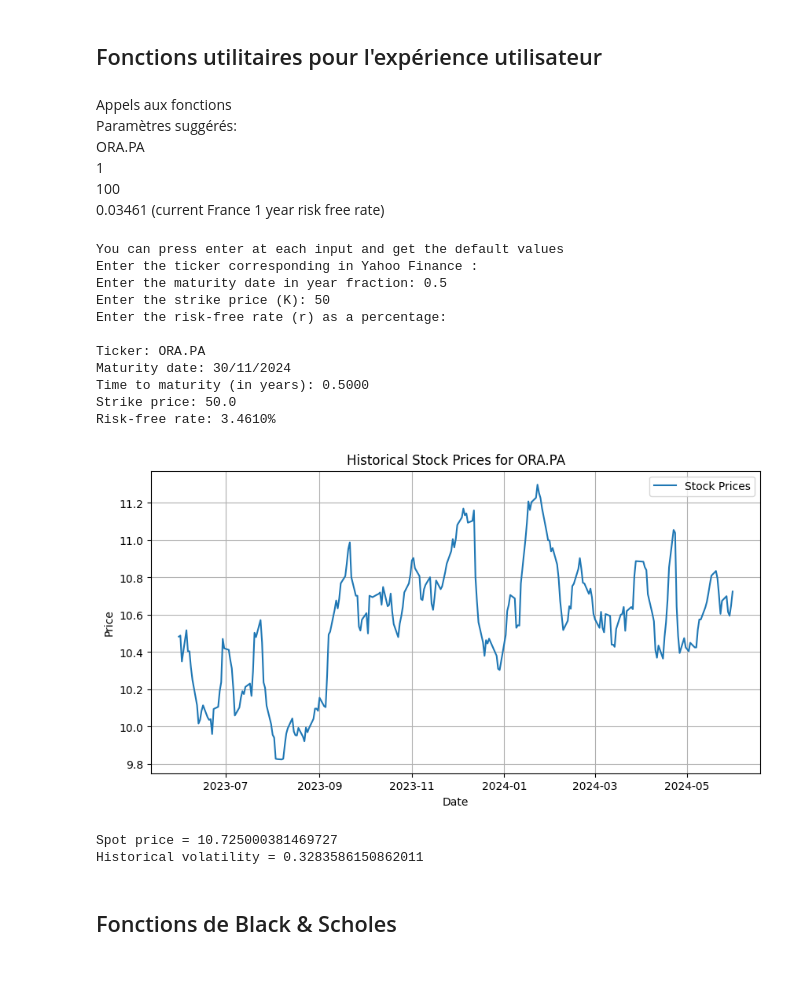
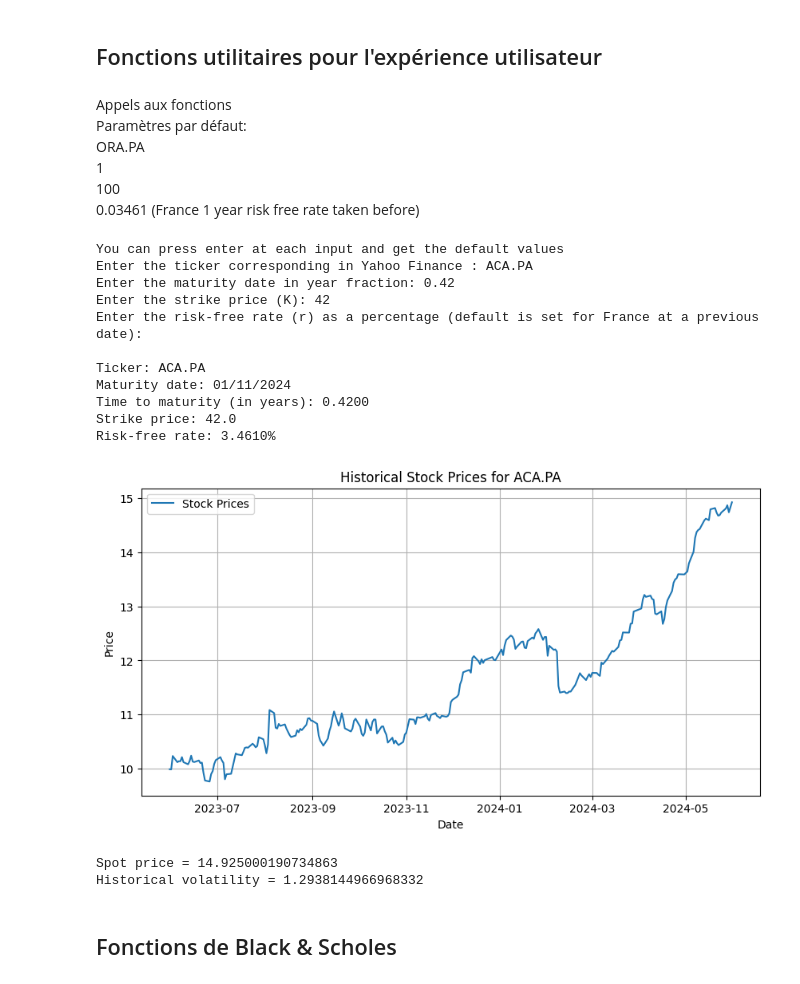
Before and after one commit to Gadoli/heston_model, a Jupyter notebook: Rendu_Projet_IAN.ipynb, the cells around one changed output. Saved outputs shown, nothing was run; the diff lists cells and outputs as text; code cells hidden in the pictures.

```diff
--- a/Rendu_Projet_IAN.ipynb
+++ b/Rendu_Projet_IAN.ipynb
@@ -59,7 +59,7 @@ def get_user_input(write_date = False):
         time_to_maturity = float(input("Enter the maturity date in year fraction: ") or "1")
         maturity_input = calculate_maturity_date(time_to_maturity)
     strike_input = float(input("Enter the strike price (K): ") or "100")
-    risk_free_rate_input = float(input("Enter the risk-free rate (r) as a percentage: ") or "3.461") / 100
+    risk_free_rate_input = float(input("Enter the risk-free rate (r) as a percentage (default is set for France at a previous date): ") or "3.461") / 100
 
 
 
@@ -72,39 +72,39 @@ def get_user_input(write_date = False):
     return ticker_input, time_to_maturity, strike_input, risk_free_rate_input
 # %% [markdown]
 Appels aux fonctions
-Paramètres suggérés:
+Paramètres par défaut:
 ORA.PA
 1
 100
-0.03461 (current France 1 year risk free rate)
+0.03461 (France 1 year risk free rate taken before)
 # %%
 ticker, T, K, r = get_user_input()
 
 prices = fetch_data(ticker)
 
 
 print("\n\n")
-S = prices[-1]
+S = prices.iloc[-1]
 print(f"Spot price = {S}")
 
 sigma = np.std(prices)
 print(f"Historical volatility = {sigma}")
 print("\n\n")
 # %% [output]
 You can press enter at each input and get the default values
-Enter the ticker corresponding in Yahoo Finance :
-Enter the maturity date in year fraction: 0.5
-Enter the strike price (K): 50
-Enter the risk-free rate (r) as a percentage:
+Enter the ticker corresponding in Yahoo Finance : ACA.PA
+Enter the maturity date in year fraction: 0.42
+Enter the strike price (K): 42
+Enter the risk-free rate (r) as a percentage (default is set for France at a previous date):
 
-Ticker: ORA.PA
-Maturity date: 30/11/2024
-Time to maturity (in years): 0.5000
-Strike price: 50.0
+Ticker: ACA.PA
+Maturity date: 01/11/2024
+Time to maturity (in years): 0.4200
+Strike price: 42.0
 Risk-free rate: 3.4610%
-[figure, old version]
+[figure, new version]
-Spot price = 10.725000381469727
-Historical volatility = 0.3283586150862011
+Spot price = 14.925000190734863
+Historical volatility = 1.2938144966968332
 # %% [markdown]
 ## Fonctions de Black & Scholes
 # %%
```
Also changed, not shown: parts of 5 cells of this notebook.
